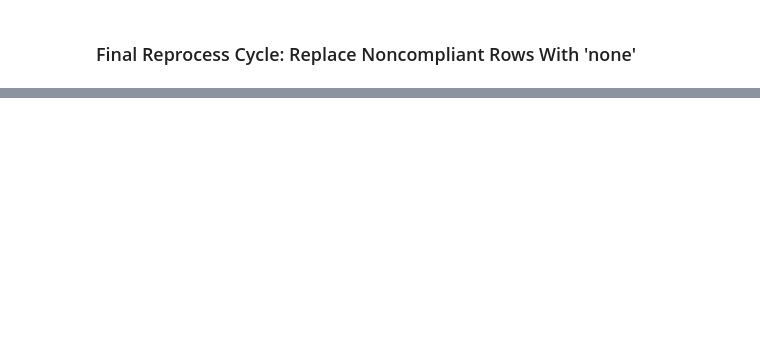
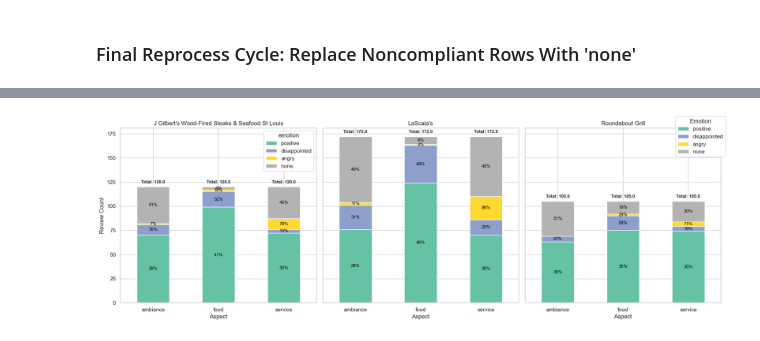
Before and after one commit to jtolsma1/review_scorer, a Jupyter notebook: review_scorer.ipynb, the cells around one changed output, grey strips where cells are left out. Cells and saved outputs as stored; diff of their text form; code cells hidden in the pictures; blank space fills up the shorter version.

Commit message:
further refinements of reprocessing steps; initial attempt at plotting code

```diff
--- a/review_scorer.ipynb
+++ b/review_scorer.ipynb
@@ -330,0 +326,98 @@ plot_df_food
+# %%
+# 1. Melt into long format
+melted = result_df.melt(
+    id_vars="name",
+    value_vars=["food", "service", "ambiance"],
+    var_name="aspect",
+    value_name="emotion"
+)
+
+# 2. Count occurrences
+counts = (
+    melted.groupby(["name", "aspect", "emotion"])
+    .size()
+    .reset_index(name="count")
+)
+
+# 3. Pivot for stacked bars
+pivoted = counts.pivot_table(
+    index=["name", "aspect"],
+    columns="emotion",
+    values="count",
+    fill_value=0
+)
+
+# Ensure consistent emotion order
+emotion_order = ["positive", "disappointed", "angry", "none"]
+pivoted = pivoted.reindex(columns=emotion_order, fill_value=0)
+
+# 4. Add row totals for percentage & total labels
+pivoted["total"] = pivoted.sum(axis=1)
+
+# 5. Create subplots
+restaurants = pivoted.index.get_level_values(0).unique()
+n_restaurants = len(restaurants)
+
+fig, axes = plt.subplots(1, n_restaurants, figsize=(6 * n_restaurants, 6), sharey=True)
+
+if n_restaurants == 1:
+    axes = [axes]
+
+for ax, restaurant in zip(axes, restaurants):
+    group = pivoted.loc[restaurant]
+    group_no_total = group.drop(columns="total")
+
+    # Plot stacked bars
+    group_no_total.plot(
+        kind="bar",
+        stacked=True,
+        ax=ax,
+        colormap="Set2",
+        legend=(ax == axes[0])
+    )
+    ax.set_title(restaurant)
+    ax.set_ylabel("Review Count")
+    ax.set_xlabel("Aspect")
+    ax.tick_params(axis="x", rotation=0)
+
+    # Add percentage labels inside bars + totals above bars
+    for container in ax.containers:  # each bar stack
+        labels = []
+        for rect in container:
+            height = rect.get_height()
+            if height > 0:
+                # Get total for this bar
+                bar_total = group.loc[rect.get_x() + rect.get_width()/2].total if False else None
+                # Percent of that aspect
+                aspect = rect.get_x() + rect.get_width()/2  # placeholder
+            labels.append("")
+
+        # annotate percentages
+        for rect in container:
+            height = rect.get_height()
+            if height > 0:
+                aspect = rect.get_x() + rect.get_width()/2  # not used yet
+                total_height = sum([r.get_height() for r in container])
+                percentage = 100 * height / total_height
+                ax.annotate(f"{percentage:.0f}%",
+                            xy=(rect.get_x() + rect.get_width() / 2,
+                                rect.get_y() + height / 2),
+                            ha="center", va="center", fontsize=9, color="black")
+
+    # Add total count labels above bars
+    for idx, (aspect, row) in enumerate(group.iterrows()):
+        total = row["total"]
+        ax.annotate(f"Total: {total}",
+                    xy=(idx, total),
+                    xytext=(0, 5),
+                    textcoords="offset points",
+                    ha="center", va="bottom", fontsize=9, fontweight="bold")
+
+# Legend
+handles, labels = axes[0].get_legend_handles_labels()
+fig.legend(handles, labels, title="Emotion", loc="upper right")
+
+plt.tight_layout()
+plt.show()
+# %% [output]
+[figure, added]
```
Also changed, not shown: parts of 20 cells of this notebook.
